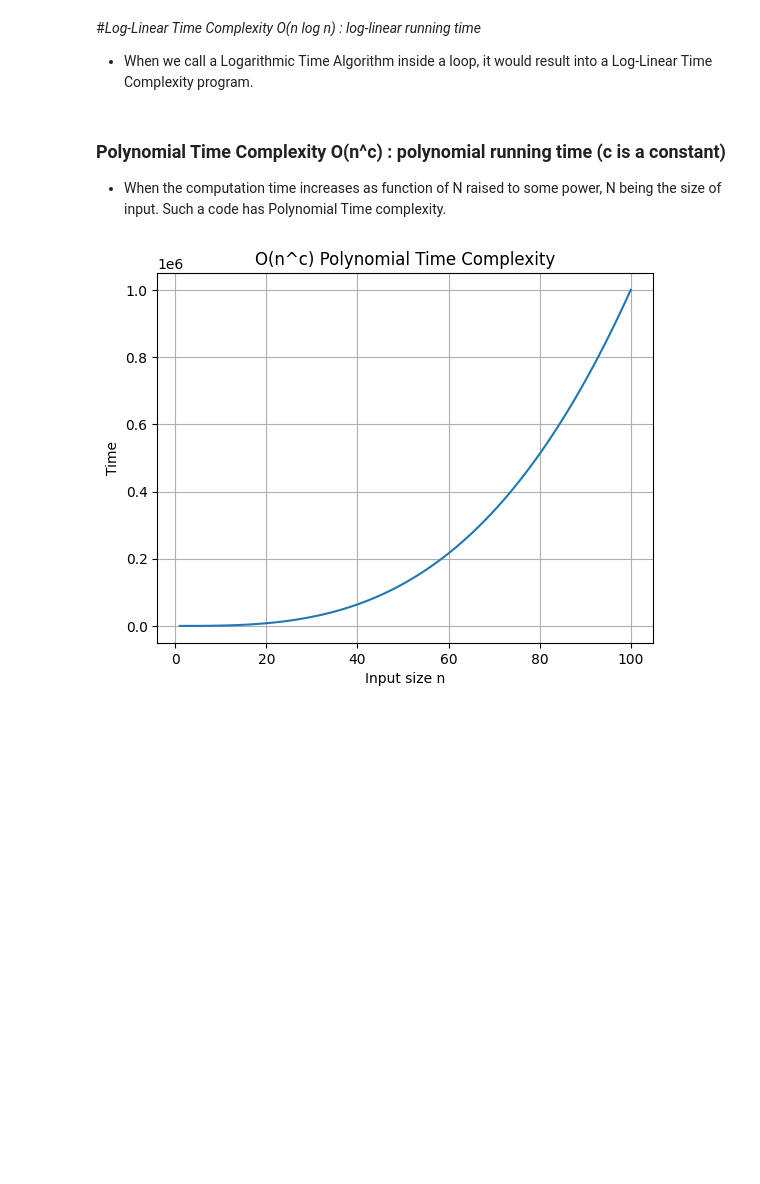
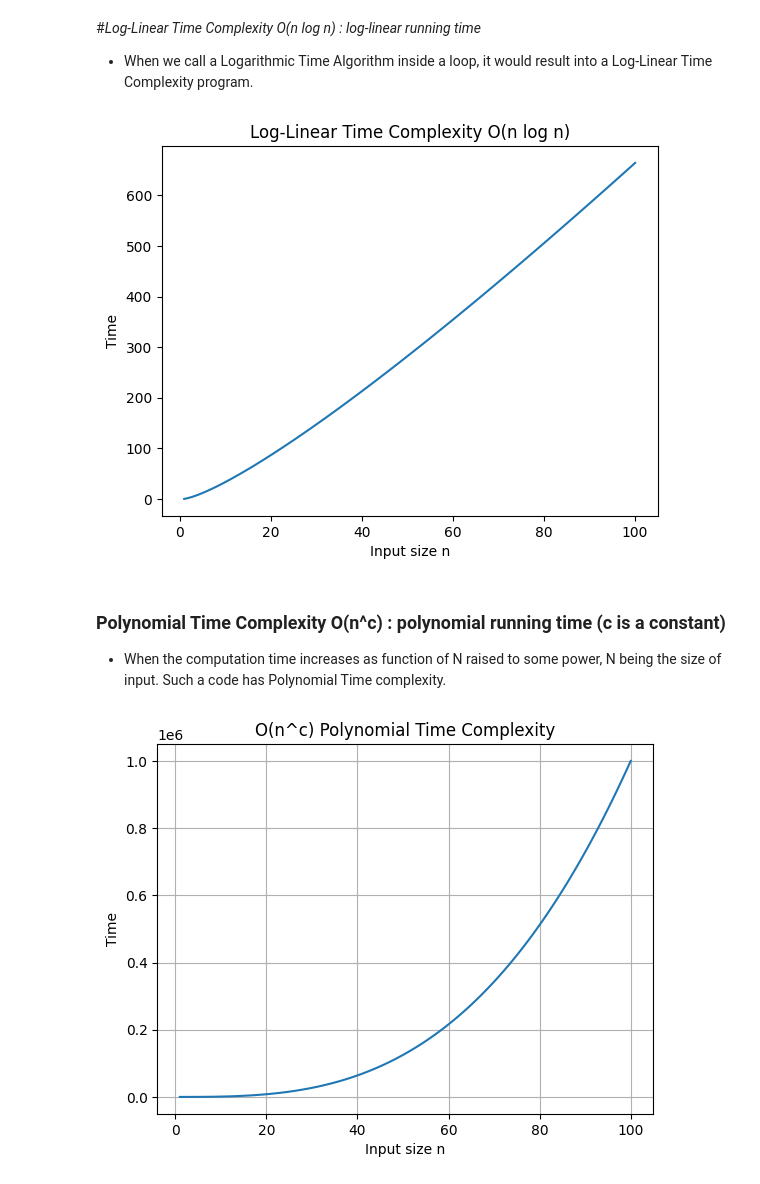
Before and after one commit to AtharvaG-1222/APS-LAB, a Jupyter notebook: Lab_3_Growth_of_function.ipynb, the cells around one changed output. Saved outputs shown, nothing was run; the diff lists cells and outputs as text; code cells hidden in the pictures; blank space fills up the shorter version.

```diff
--- a/Lab_3_Growth_of_function.ipynb
+++ b/Lab_3_Growth_of_function.ipynb
@@ -168,3 +156,63 @@ result into a Log-Linear Time Complexity program.
+# %%
+#Prob_5 Take Suitable example and write function that runs in log-linear time. plot the graph as well, similar to above example.
+
+
+def merge(arr, l, m, r):
+    n1 = m - l + 1
+    n2 = r - m
+    tl = [0] * n1
+    tr = [0] * n2
+    for i in range(n1):
+        tl[i] = arr[l + i]
+    for i in range(n2):
+        tr[i] = arr[m + 1 + i]
+    i = j = 0
+    k = l
+
+    while i < n1 and j < n2:
+        if tl[i] <= tr[j]:
+            arr[k] = tl[i]
+            i += 1
+        else:
+            arr[k] = tr[j]
+            j += 1
+        k += 1
+
+    while i < n1:
+        arr[k] = tl[i]
+        i += 1
+        k += 1
+
+    while j < n2:
+        arr[k] = tr[j]
+        j += 1
+        k += 1
+
+
+def mergesort(arr, l, r):
+    if l < r:
+        m = l + (r - l) // 2
+        mergesort(arr, l, m)
+        mergesort(arr, m + 1, r)
+        merge(arr, l, m, r)
+
+
+n_values = list(range(1, 101))
+time_values = []
+
+for n in n_values:
+    arr = [random.randint(1, 100) for _ in range(n)]
+    mergesort(arr, 0, len(arr) - 1)
+    time_values.append(n * log2(n))
+
+plt.figure()
+plt.plot(n_values, time_values)
+plt.xlabel("Input size n")
+plt.ylabel("Time")
+plt.title("Log-Linear Time Complexity O(n log n)")
+plt.show()
+# %% [output]
+[figure, added]
 # %% [markdown]
 ### Polynomial Time Complexity O(n^c) : polynomial running time (c is a constant)
 
```
Also changed, not shown: parts of 12 cells of this notebook.
